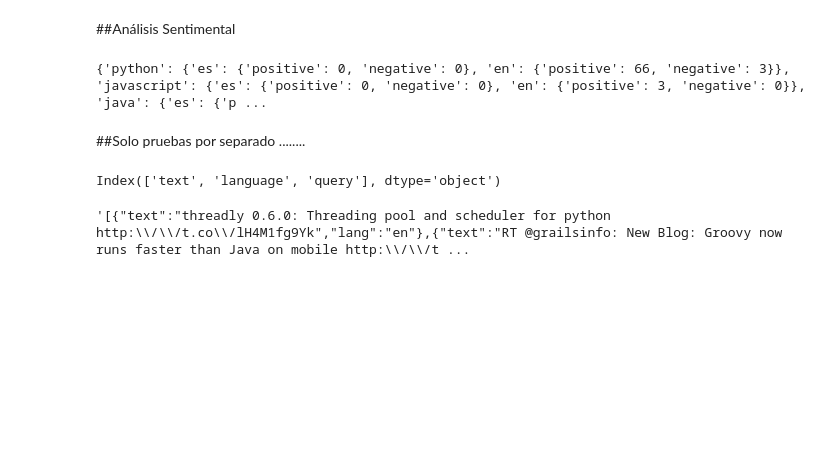
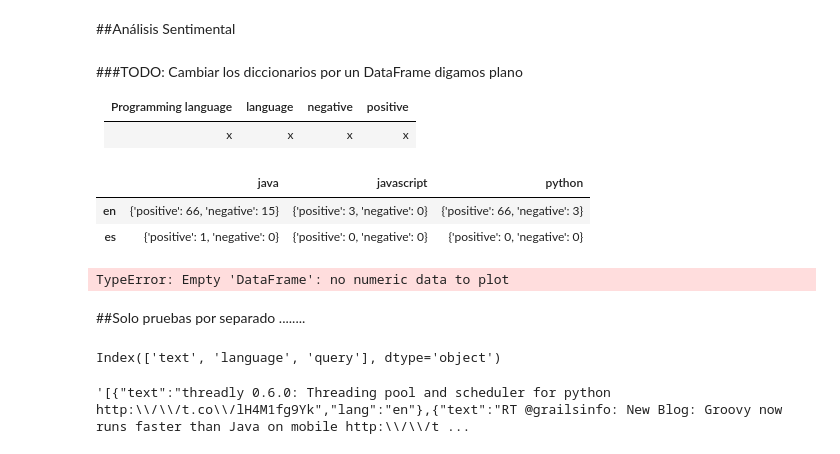
Before and after one commit to miltonlab/pyresearch, a Jupyter notebook: socialysis/paper.ipynb, the cells around one changed output. Cells and saved outputs as stored; diff of their text form; code cells hidden in the pictures; blank space fills up the shorter version.

```diff
--- a/socialysis/paper.ipynb
+++ b/socialysis/paper.ipynb
@@ -212,10 +215,24 @@ for proglang in insentiments.keys():
     en['negative'], en['positive'] = parse_response(response.json())
     # Ojo, no se reemplaza
     outsentiments[proglang].update({'en' : en})
-# %%
-print(outsentiments)
-# %% [output]
-{'python': {'es': {'positive': 0, 'negative': 0}, 'en': {'positive': 66, 'negative': 3}}, 'javascript': {'es': {'positive': 0, 'negative': 0}, 'en': {'positive': 3, 'negative': 0}}, 'java': {'es': {'p ...
+# %% [markdown]
+###TODO: Cambiar los diccionarios por un DataFrame digamos plano
+
+|Programming language | language | negative | positive |
+|---------------------|:--------:|---------:|---------:|
+|         x           |    x     |     x    |    x     |
+# %%
+# Solo para presentación legible
+pd.DataFrame(outsentiments)
+# %% [output]
+|  | java | javascript | python |
+| en | {'positive': 66, 'negative': 15} | {'positive': 3, 'negative': 0} | {'positive': 66, 'negative': 3} |
+| es | {'positive': 1, 'negative': 0} | {'positive': 0, 'negative': 0} | {'positive': 0, 'negative': 0} |
+# %%
+x=pd.DataFrame(outsentiments)
+x.plot()
+# %% [output]
+TypeError: Empty 'DataFrame': no numeric data to plot
 # %% [markdown]
 ##Solo pruebas por separado ........
 # %%
```
Also changed, not shown: parts of 3 cells of this notebook.
